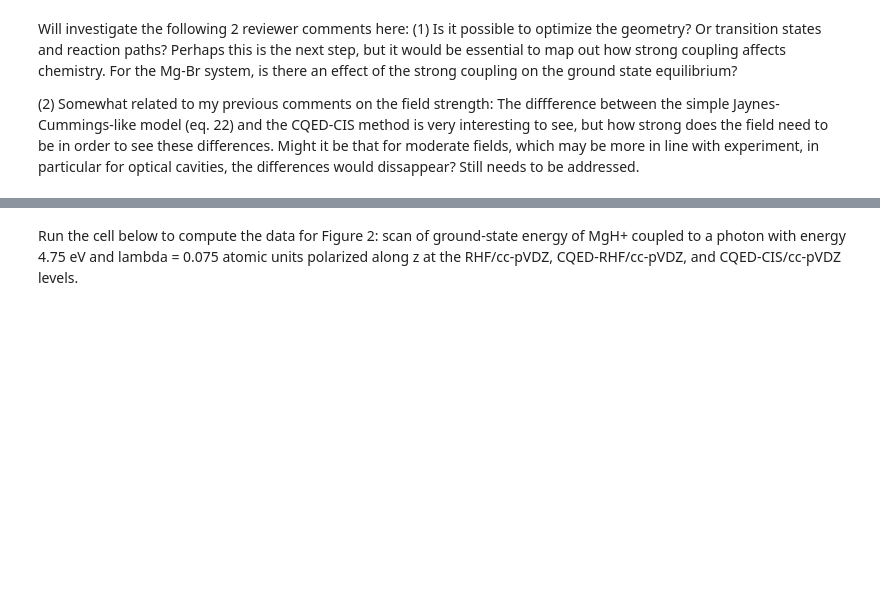
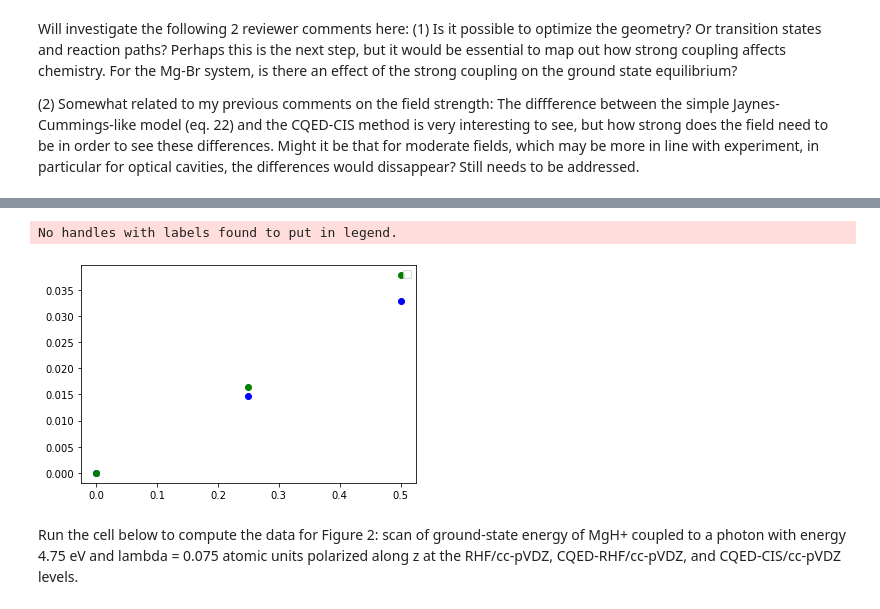
Before and after one commit to FoleyLab/psi4polaritonic, a Jupyter notebook: MgHp_Virtual_Photon_Ground_State_Study.ipynb, the cells around one changed output, grey strips where cells are left out. Cells and saved outputs as stored; diff of their text form; code cells hidden in the pictures; blank space fills up the shorter version.

```diff
--- a/MgHp_Virtual_Photon_Ground_State_Study.ipynb
+++ b/MgHp_Virtual_Photon_Ground_State_Study.ipynb
@@ -250,3 +159,16 @@ No handles with labels found to put in legend.
+# %%
+
+
+plt.plot(g_list[:3]/om_r, photon_occupation[0,0:3], 'bo')
+plt.plot(g_list[:3]/om_r, photon_occupation[3,0:3], 'go')
+#plt.plot(g_list/om_r, photon_occupation[2,:], 'ro')
+#plt.plot(g_list/om_r, photon_occupation[3,:], 'o')
+#plt.plot(g_list/om_r, photon_occupation[4,:], 'o')
+plt.legend()
+plt.show()
+# %% [output]
+No handles with labels found to put in legend.
+[figure, added]
 # %%
 f = open('MgH_ccpVDZ_Ez_12.5mH_om_4.75_0g.txt', 'w')
 stri = "radius; CIS X,1; CIS A,0; JC LP; JC UP; PF LP; PF UP; CQED-CIS LP; CQED-CIS UP"
```
Also changed, not shown: parts of 7 cells of this notebook.
